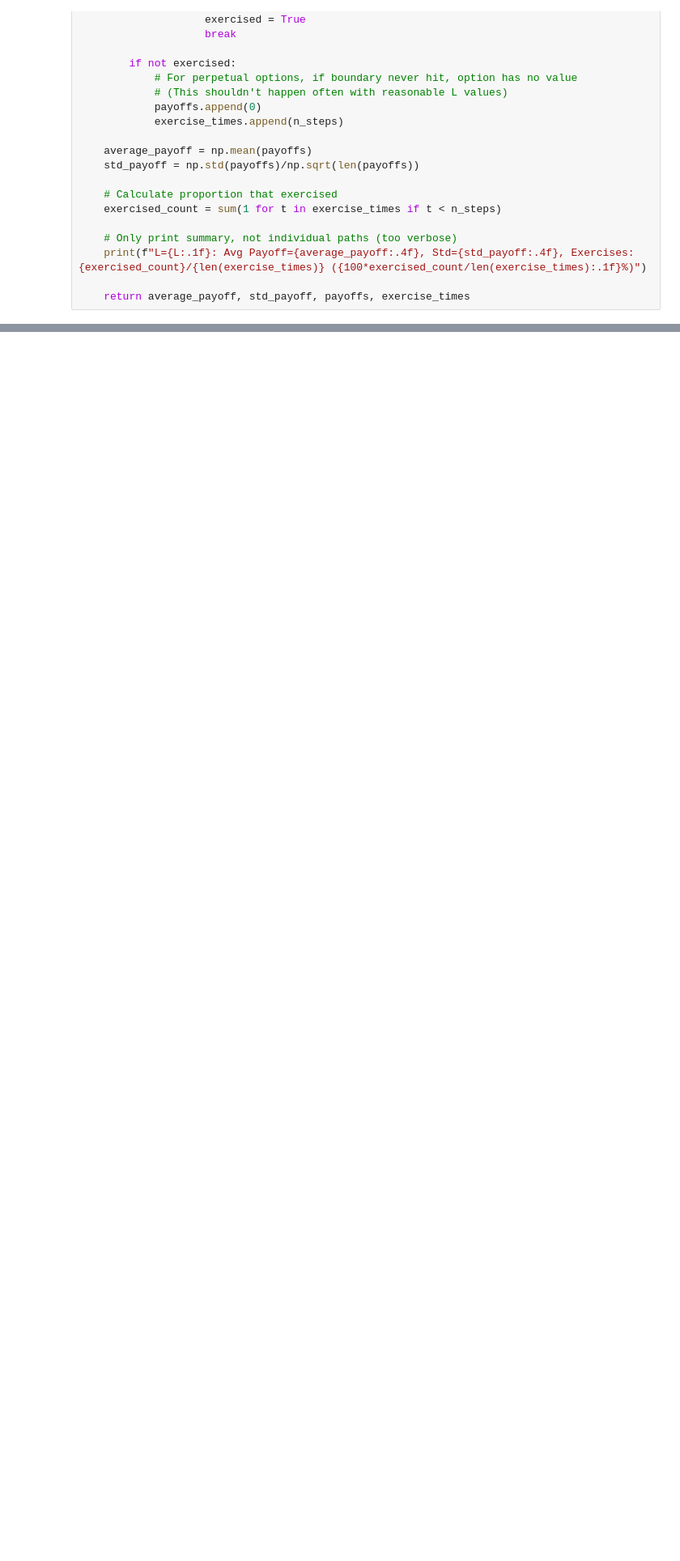
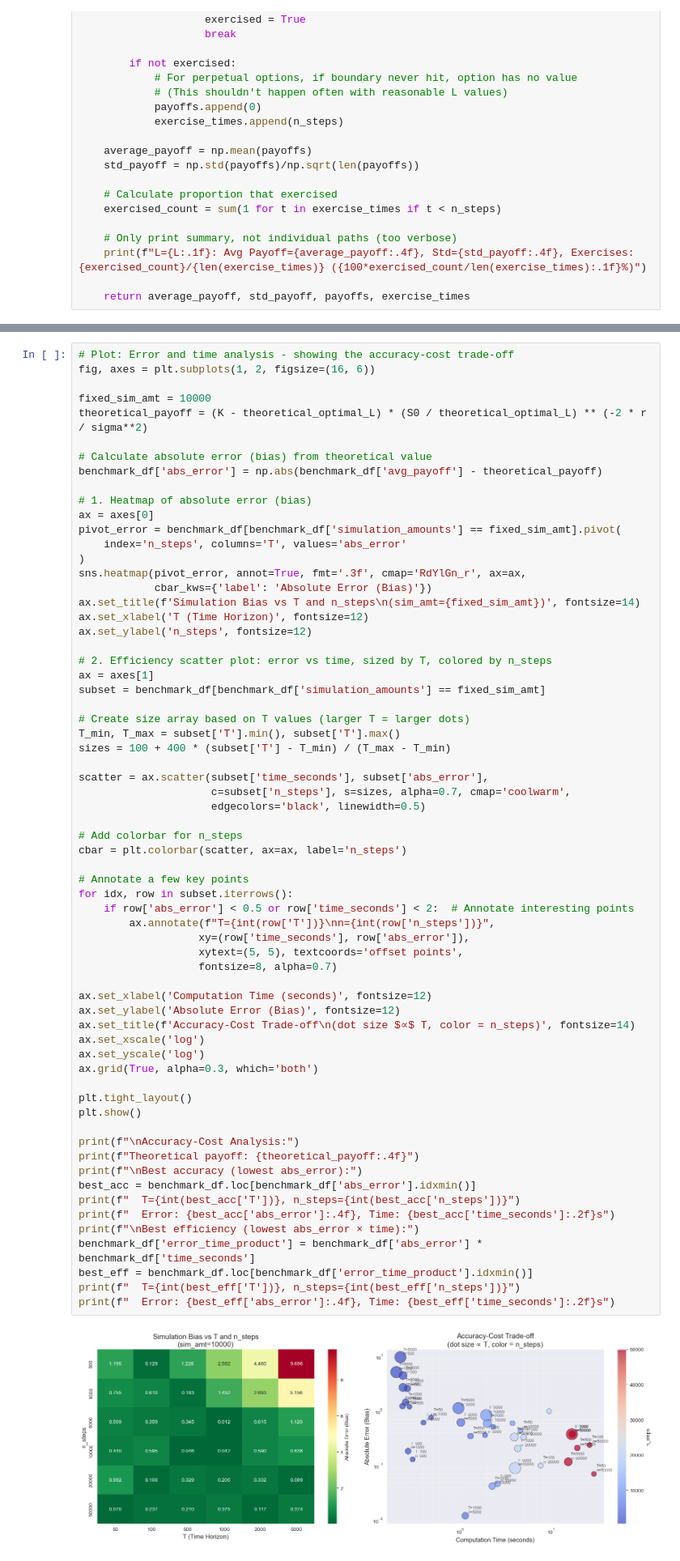
Before and after one commit to wttai004/quant_fin_project, a Jupyter notebook: 1_perpetual_american_option.ipynb, the cells around one changed output, grey strips where cells are left out. Shown at 81% size. Drawn from its saved outputs; the diff is of its cells as text; blank space fills up the shorter version.

```diff
--- a/1_perpetual_american_option.ipynb
+++ b/1_perpetual_american_option.ipynb
@@ -220,0 +380,67 @@ There are two sources of error in this simulation: one comes from averaging the
+# %%
+# Plot: Error and time analysis - showing the accuracy-cost trade-off
+fig, axes = plt.subplots(1, 2, figsize=(16, 6))
+
+fixed_sim_amt = 10000
+theoretical_payoff = (K - theoretical_optimal_L) * (S0 / theoretical_optimal_L) ** (-2 * r / sigma**2)
+
+# Calculate absolute error (bias) from theoretical value
+benchmark_df['abs_error'] = np.abs(benchmark_df['avg_payoff'] - theoretical_payoff)
+
+# 1. Heatmap of absolute error (bias)
+ax = axes[0]
+pivot_error = benchmark_df[benchmark_df['simulation_amounts'] == fixed_sim_amt].pivot(
+    index='n_steps', columns='T', values='abs_error'
+)
+sns.heatmap(pivot_error, annot=True, fmt='.3f', cmap='RdYlGn_r', ax=ax,
+            cbar_kws={'label': 'Absolute Error (Bias)'})
+ax.set_title(f'Simulation Bias vs T and n_steps\n(sim_amt={fixed_sim_amt})', fontsize=14)
+ax.set_xlabel('T (Time Horizon)', fontsize=12)
+ax.set_ylabel('n_steps', fontsize=12)
+
+# 2. Efficiency scatter plot: error vs time, sized by T, colored by n_steps
+ax = axes[1]
+subset = benchmark_df[benchmark_df['simulation_amounts'] == fixed_sim_amt]
+
+# Create size array based on T values (larger T = larger dots)
+T_min, T_max = subset['T'].min(), subset['T'].max()
+sizes = 100 + 400 * (subset['T'] - T_min) / (T_max - T_min)
+
+scatter = ax.scatter(subset['time_seconds'], subset['abs_error'],
+                     c=subset['n_steps'], s=sizes, alpha=0.7, cmap='coolwarm',
+                     edgecolors='black', linewidth=0.5)
+
+# Add colorbar for n_steps
+cbar = plt.colorbar(scatter, ax=ax, label='n_steps')
+
+# Annotate a few key points
+for idx, row in subset.iterrows():
+    if row['abs_error'] < 0.5 or row['time_seconds'] < 2:  # Annotate interesting points
+        ax.annotate(f"T={int(row['T'])}\nn={int(row['n_steps'])}",
+                   xy=(row['time_seconds'], row['abs_error']),
+                   xytext=(5, 5), textcoords='offset points',
+                   fontsize=8, alpha=0.7)
+
+ax.set_xlabel('Computation Time (seconds)', fontsize=12)
+ax.set_ylabel('Absolute Error (Bias)', fontsize=12)
+ax.set_title(f'Accuracy-Cost Trade-off\n(dot size $∝$ T, color = n_steps)', fontsize=14)
+ax.set_xscale('log')
+ax.set_yscale('log')
+ax.grid(True, alpha=0.3, which='both')
+
+plt.tight_layout()
+plt.show()
+
+print(f"\nAccuracy-Cost Analysis:")
+print(f"Theoretical payoff: {theoretical_payoff:.4f}")
+print(f"\nBest accuracy (lowest abs_error):")
+best_acc = benchmark_df.loc[benchmark_df['abs_error'].idxmin()]
+print(f"  T={int(best_acc['T'])}, n_steps={int(best_acc['n_steps'])}")
+print(f"  Error: {best_acc['abs_error']:.4f}, Time: {best_acc['time_seconds']:.2f}s")
+print(f"\nBest efficiency (lowest abs_error × time):")
+benchmark_df['error_time_product'] = benchmark_df['abs_error'] * benchmark_df['time_seconds']
+best_eff = benchmark_df.loc[benchmark_df['error_time_product'].idxmin()]
+print(f"  T={int(best_eff['T'])}, n_steps={int(best_eff['n_steps'])}")
+print(f"  Error: {best_eff['abs_error']:.4f}, Time: {best_eff['time_seconds']:.2f}s")
+# %% [output]
+[figure, added]
```
Also changed, not shown: parts of 16 cells of this notebook, 1 other file.
